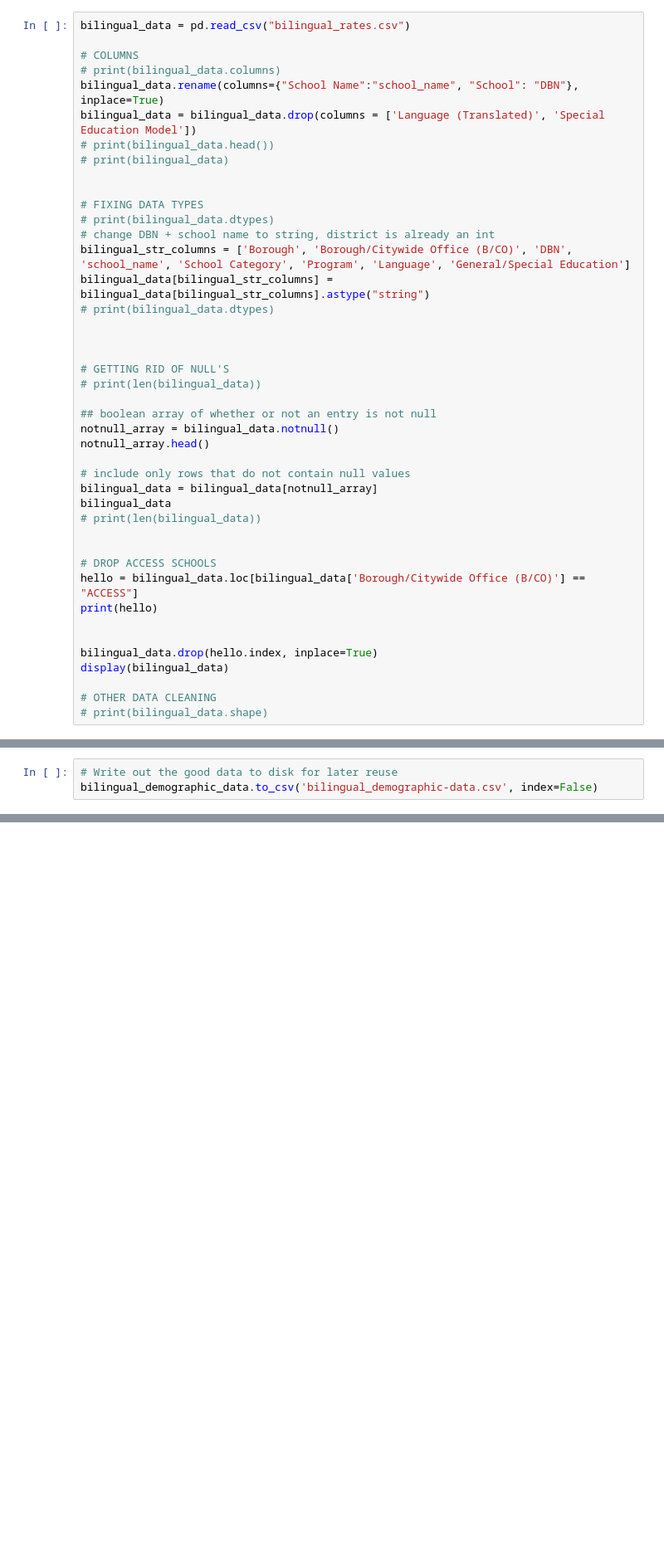
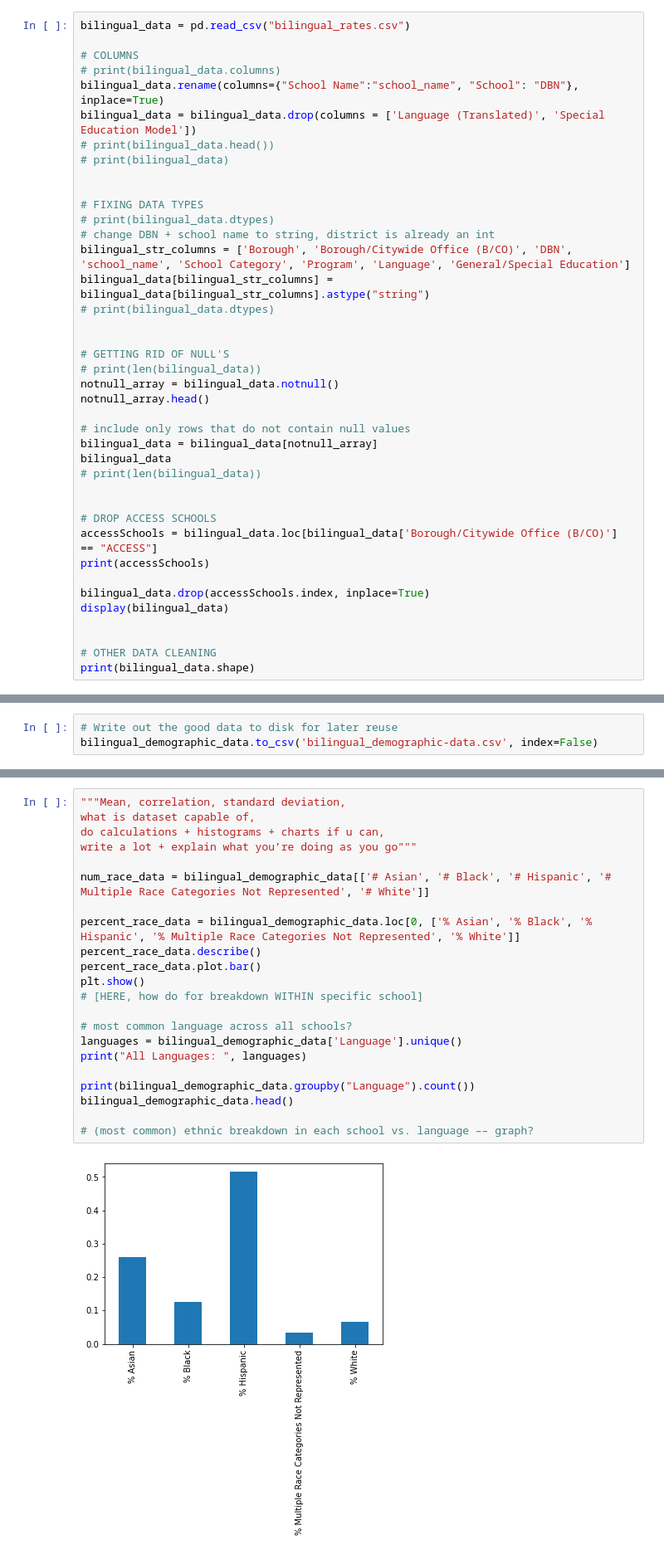
Before and after one commit to gaby-chu/info2950, a Jupyter notebook: project/data_cleaning.ipynb, the cells around one changed output, grey strips where cells are left out. Shown: that part at 83% size. Cells and saved outputs as stored; diff of their text form; blank space fills up the shorter version.

Commit message:
starting on exploratory data analysis

```diff
--- a/project/data_cleaning.ipynb
+++ b/project/data_cleaning.ipynb
@@ -27,11 +29,8 @@ bilingual_data[bilingual_str_columns] = bilingual_data[bilingual_str_columns].as
 # print(bilingual_data.dtypes)
 
 
-
 # GETTING RID OF NULL'S
 # print(len(bilingual_data))
-
-## boolean array of whether or not an entry is not null
 notnull_array = bilingual_data.notnull()
 notnull_array.head()
 
@@ -42,15 +41,15 @@ bilingual_data
 
 
 # DROP ACCESS SCHOOLS
-hello = bilingual_data.loc[bilingual_data['Borough/Citywide Office (B/CO)'] == "ACCESS"]
-print(hello)
+accessSchools = bilingual_data.loc[bilingual_data['Borough/Citywide Office (B/CO)'] == "ACCESS"]
+print(accessSchools)
+
+bilingual_data.drop(accessSchools.index, inplace=True)
+display(bilingual_data)
 
 
-bilingual_data.drop(hello.index, inplace=True)
-display(bilingual_data)
-
 # OTHER DATA CLEANING
-# print(bilingual_data.shape)
+print(bilingual_data.shape)
 # %% [output]
        Borough Borough/Citywide Office (B/CO)  District     DBN  \
 6    Manhattan                         ACCESS         1  01M515
@@ -155,0 +156,24 @@ bilingual_demographic_data.to_csv('bilingual_demographic-data.csv', index=False)
+# %%
+"""Mean, correlation, standard deviation,
+what is dataset capable of,
+do calculations + histograms + charts if u can,
+write a lot + explain what you’re doing as you go"""
+
+num_race_data = bilingual_demographic_data[['# Asian', '# Black', '# Hispanic', '# Multiple Race Categories Not Represented', '# White']]
+
+percent_race_data = bilingual_demographic_data.loc[0, ['% Asian', '% Black', '% Hispanic', '% Multiple Race Categories Not Represented', '% White']]
+percent_race_data.describe()
+percent_race_data.plot.bar()
+plt.show()
+# [HERE, how do for breakdown WITHIN specific school]
+
+# most common language across all schools?
+languages = bilingual_demographic_data['Language'].unique()
+print("All Languages: ", languages)
+
+print(bilingual_demographic_data.groupby("Language").count())
+bilingual_demographic_data.head()
+
+# (most common) ethnic breakdown in each school vs. language –– graph?
+# %% [output]
+[figure, added]
```
Also changed, not shown: parts of 5 cells of this notebook, 1 other file.
